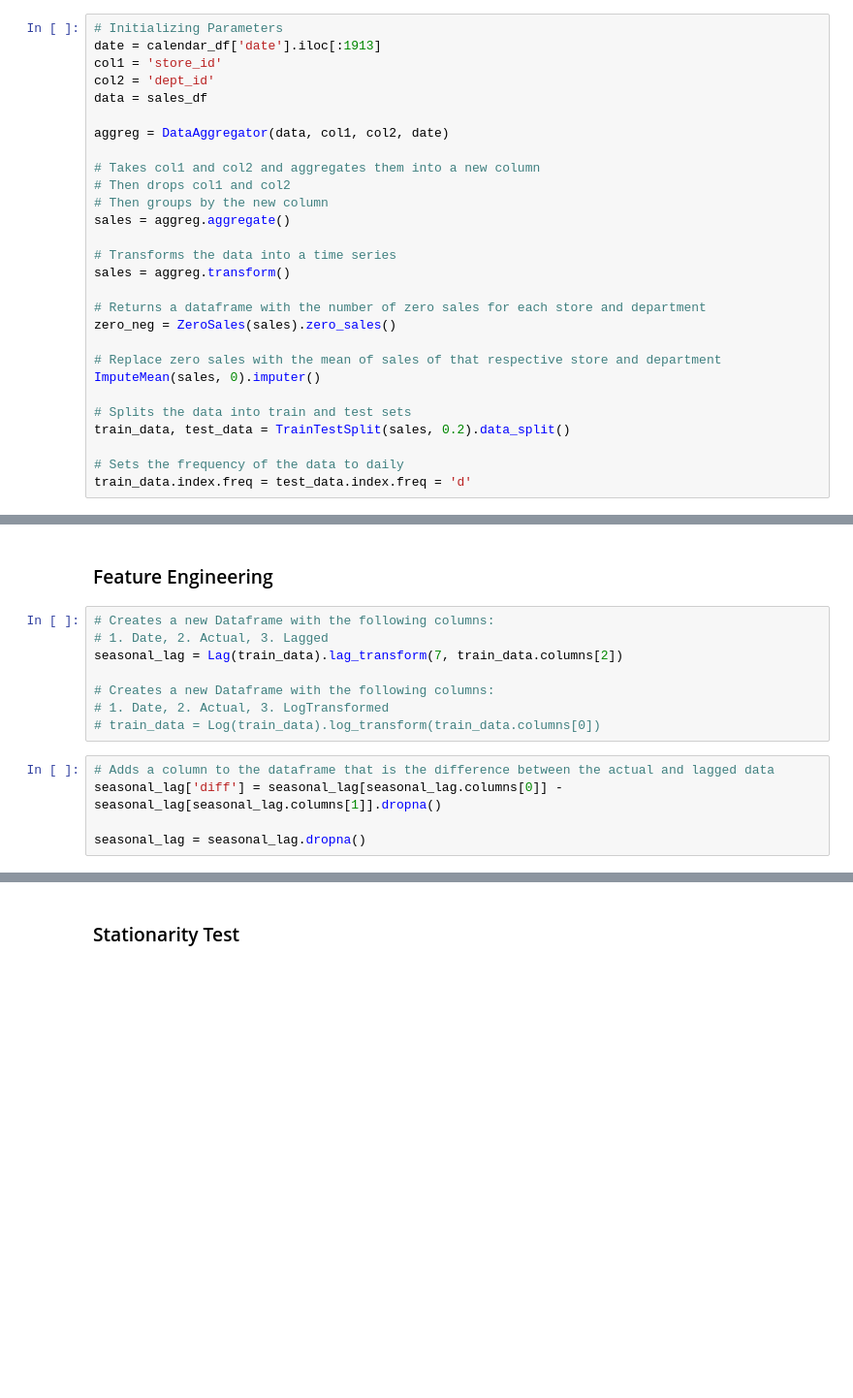
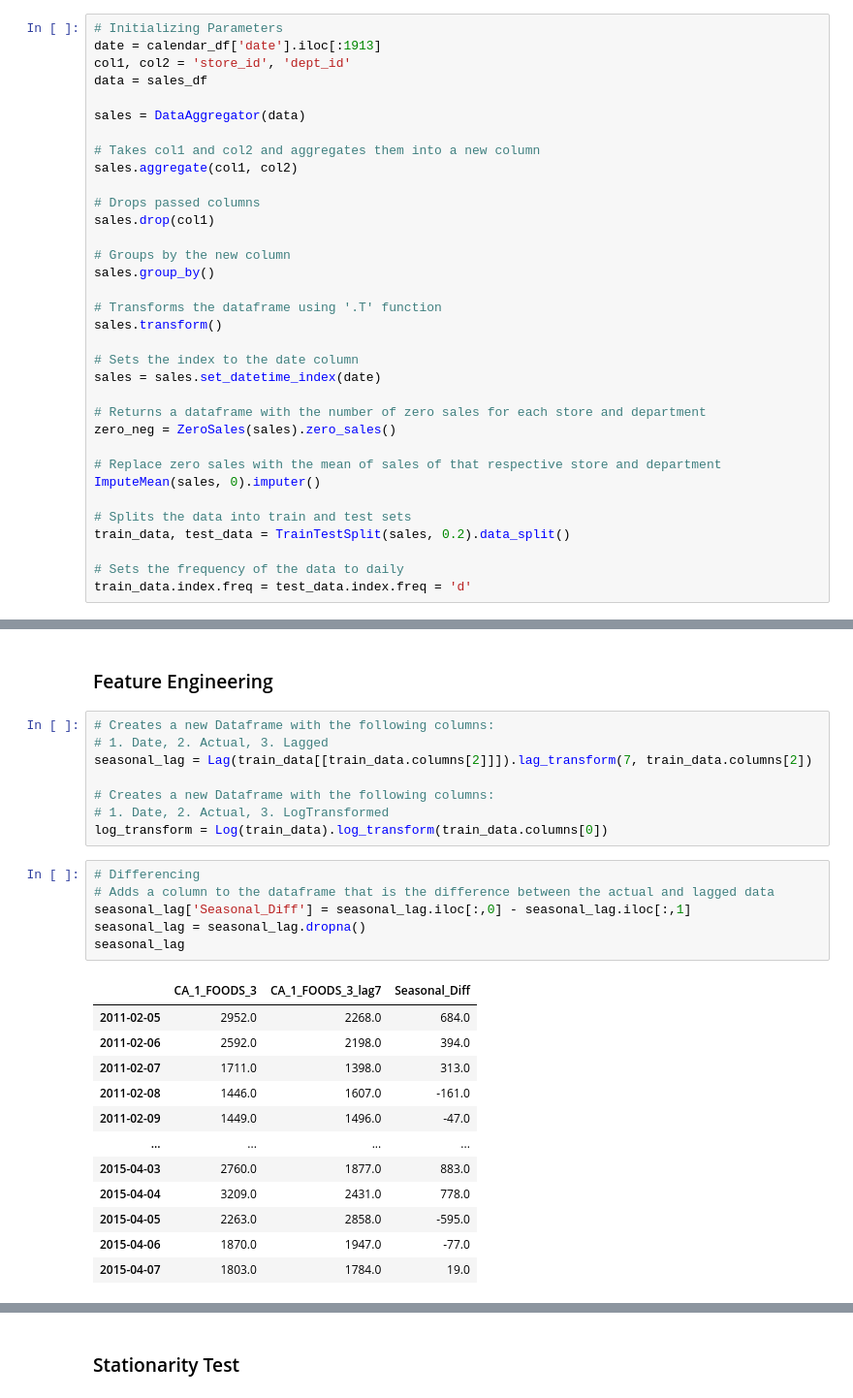
Before and after one commit to Muhammad-Awn/M5-Forecasting-Accuracy, a Jupyter notebook: tanxor-ml-model.ipynb, the cells around one changed output, grey strips where cells are left out. Shown at 97% size. Drawn from its saved outputs; the diff is of its cells as text; blank space fills up the shorter version.

```diff
--- a/tanxor-ml-model.ipynb
+++ b/tanxor-ml-model.ipynb
@@ -26,19 +26,25 @@ sales_df = pd.read_csv('E:/Documents/TanXor/Dataset/sales_train_validation.csv')
 # %%
 # Initializing Parameters
 date = calendar_df['date'].iloc[:1913]
-col1 = 'store_id'
-col2 = 'dept_id'
+col1, col2 = 'store_id', 'dept_id'
 data = sales_df
 
-aggreg = DataAggregator(data, col1, col2, date)
+sales = DataAggregator(data)
 
 # Takes col1 and col2 and aggregates them into a new column
-# Then drops col1 and col2
-# Then groups by the new column
-sales = aggreg.aggregate()
+sales.aggregate(col1, col2)
 
-# Transforms the data into a time series
-sales = aggreg.transform()
+# Drops passed columns
+sales.drop(col1)
+
+# Groups by the new column
+sales.group_by()
+
+# Transforms the dataframe using '.T' function
+sales.transform()
+
+# Sets the index to the date column
+sales = sales.set_datetime_index(date)
 
 # Returns a dataframe with the number of zero sales for each store and department
 zero_neg = ZeroSales(sales).zero_sales()
@@ -56,13 +122,27 @@ train_data.index.freq = test_data.index.freq = 'd'
 # %%
 # Creates a new Dataframe with the following columns:
 # 1. Date, 2. Actual, 3. Lagged
-seasonal_lag = Lag(train_data).lag_transform(7, train_data.columns[2])
+seasonal_lag = Lag(train_data[[train_data.columns[2]]]).lag_transform(7, train_data.columns[2])
 
 # Creates a new Dataframe with the following columns:
 # 1. Date, 2. Actual, 3. LogTransformed
-# train_data = Log(train_data).log_transform(train_data.columns[0])
+log_transform = Log(train_data).log_transform(train_data.columns[0])
 # %%
+# Differencing
 # Adds a column to the dataframe that is the difference between the actual and lagged data
-seasonal_lag['diff'] = seasonal_lag[seasonal_lag.columns[0]] - seasonal_lag[seasonal_lag.columns[1]].dropna()
-
+seasonal_lag['Seasonal_Diff'] = seasonal_lag.iloc[:,0] - seasonal_lag.iloc[:,1]
 seasonal_lag = seasonal_lag.dropna()
+seasonal_lag
+# %% [output]
+|  | CA_1_FOODS_3 | CA_1_FOODS_3_lag7 | Seasonal_Diff |
+| 2011-02-05 | 2952.0 | 2268.0 | 684.0 |
+| 2011-02-06 | 2592.0 | 2198.0 | 394.0 |
+| 2011-02-07 | 1711.0 | 1398.0 | 313.0 |
+| 2011-02-08 | 1446.0 | 1607.0 | -161.0 |
+| 2011-02-09 | 1449.0 | 1496.0 | -47.0 |
+| ... | ... | ... | ... |
+| 2015-04-03 | 2760.0 | 1877.0 | 883.0 |
+| 2015-04-04 | 3209.0 | 2431.0 | 778.0 |
+| 2015-04-05 | 2263.0 | 2858.0 | -595.0 |
+| 2015-04-06 | 1870.0 | 1947.0 | -77.0 |
+| 2015-04-07 | 1803.0 | 1784.0 | 19.0 |
```
Also changed, not shown: parts of 32 cells of this notebook, 3 other files.
